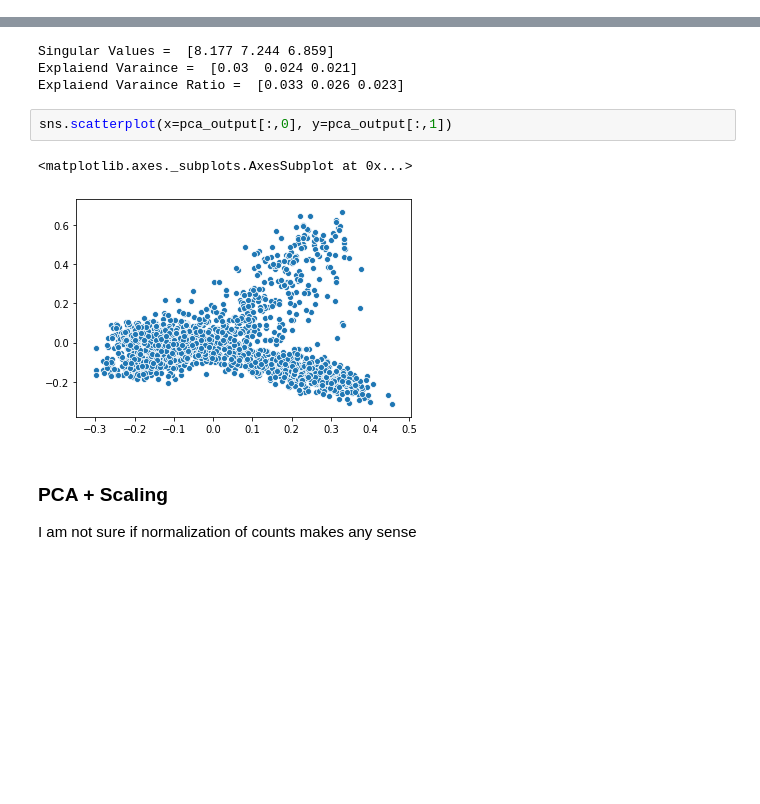
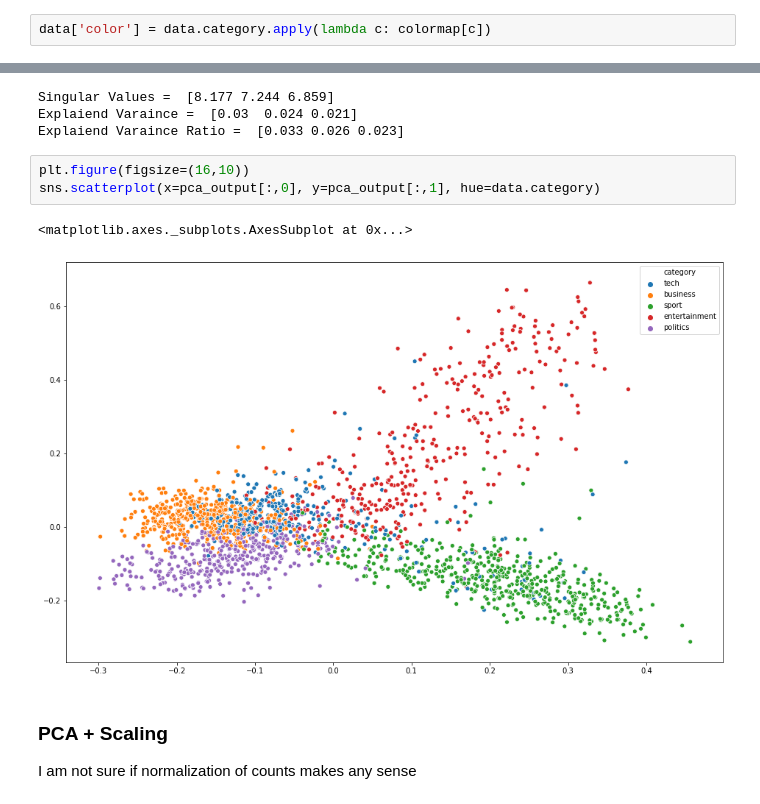
Before and after one commit to PabloRR100/NLP, a Jupyter notebook: Side_projects/Document_Clustering/Notebooks__Local/Data_Visualization/UMAP.ipynb, the cells around one changed output, grey strips where cells are left out. Cells and saved outputs as stored; diff of their text form; blank space fills up the shorter version.

Commit message:
all visualizations ready

```diff
--- a/Side_projects/Document_Clustering/Notebooks__Local/Data_Visualization/UMAP.ipynb
+++ b/Side_projects/Document_Clustering/Notebooks__Local/Data_Visualization/UMAP.ipynb
@@ -108,5 +108,7 @@ tfidf.representation.head()
 ## UAMP
 # %%
 import umap
+# %%
+data['color'] = data.category.apply(lambda c: colormap[c])
 # %%
 embedding = umap.UMAP(
@@ -126,10 +136,11 @@ Singular Values =  [8.177 7.244 6.859]
 Explaiend Varaince =  [0.03  0.024 0.021]
 Explaiend Varaince Ratio =  [0.033 0.026 0.023]
 # %%
-sns.scatterplot(x=pca_output[:,0], y=pca_output[:,1])
+plt.figure(figsize=(16,10))
+sns.scatterplot(x=pca_output[:,0], y=pca_output[:,1], hue=data.category)
 # %% [output]
 <matplotlib.axes._subplots.AxesSubplot at 0x...>
-[figure, old version]
+[figure, new version]
 # %% [markdown]
 ### PCA + Scaling
 I am not sure if normalization of counts makes any sense
```
Also changed, not shown: parts of 12 cells of this notebook, 1 other file.
